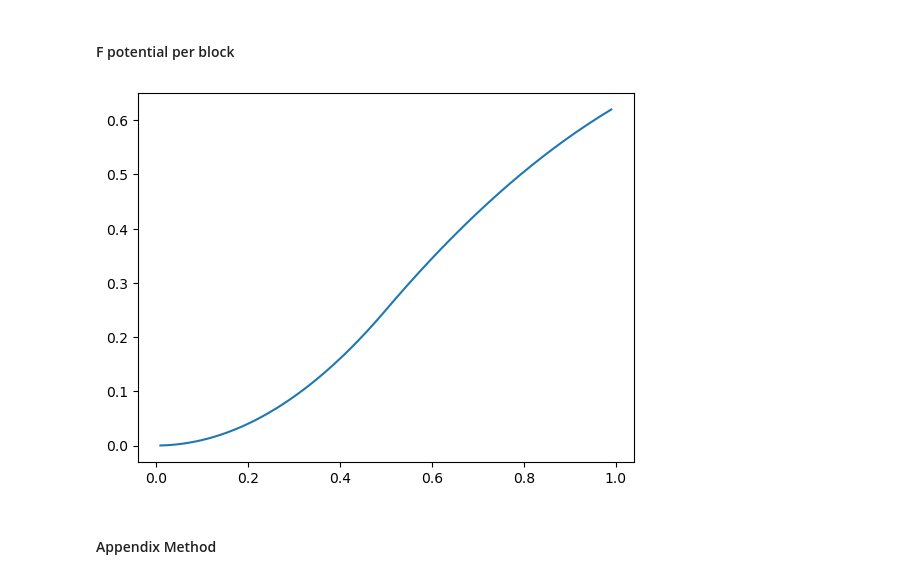
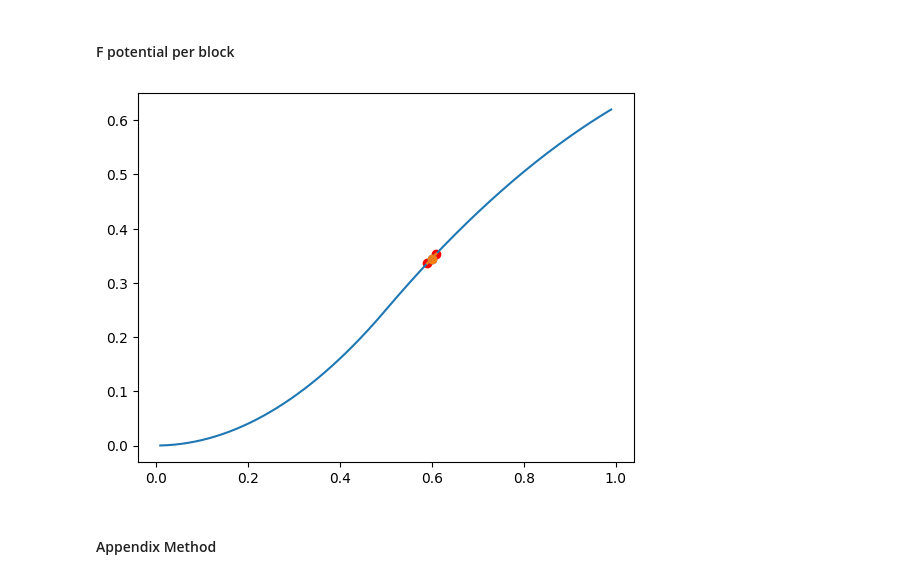
Before and after one commit to AlantheBenign/Critical-mass-model-for-social-dynamic, a Jupyter notebook: Modelo de Schelling/PNAS Analysis.ipynb, the cells around one changed output. Drawn from its saved outputs; the diff is of its cells as text; code cells hidden in the pictures.

```diff
--- a/Modelo de Schelling/PNAS Analysis.ipynb
+++ b/Modelo de Schelling/PNAS Analysis.ipynb
@@ -125,17 +127,29 @@ plt.show()
 # %%
 epsilon = 0.01
 pho_min = 0 + epsilon
 pho_max = 1 - epsilon
-steps = 200
+steps = 198
 phos = np.linspace(pho_min,pho_max,steps,endpoint=True)
-fs = np.zeros(steps)
-for i in range(steps):
-    fs[i] = thermodynamic_potential_F_per_block(phos[i])
+fs = dict()
+for pho in phos:
+    fs[pho] = thermodynamic_potential_F_per_block(pho)
 
 plt.figure()
-plt.plot(phos,fs)
+plt.plot(phos,list(fs.values()))
+
+pho_t = 0.6
+pho_a = 0.61
+pho_b = 2*pho_T - pho_a
+
+plt.plot([pho_a,pho_b],[thermodynamic_potential_F_per_block(pho_a),thermodynamic_potential_F_per_block(pho_b)])
+plt.scatter(pho_a, thermodynamic_potential_F_per_block(pho_a),color='r')
+plt.scatter(pho_b, thermodynamic_potential_F_per_block(pho_b),color='r')
+plt.scatter(pho_T, thermodynamic_potential_F_per_block(pho_T))
+plt.scatter(pho_T, (thermodynamic_potential_F_per_block(pho_a) + thermodynamic_potential_F_per_block(pho_b))/2)
+
+
 plt.show()
 # %% [output]
-[figure, old version]
+[figure, new version]
 # %% [markdown]
 #### Appendix Method
```
Also changed, not shown: parts of 7 cells of this notebook, 1 other file.
